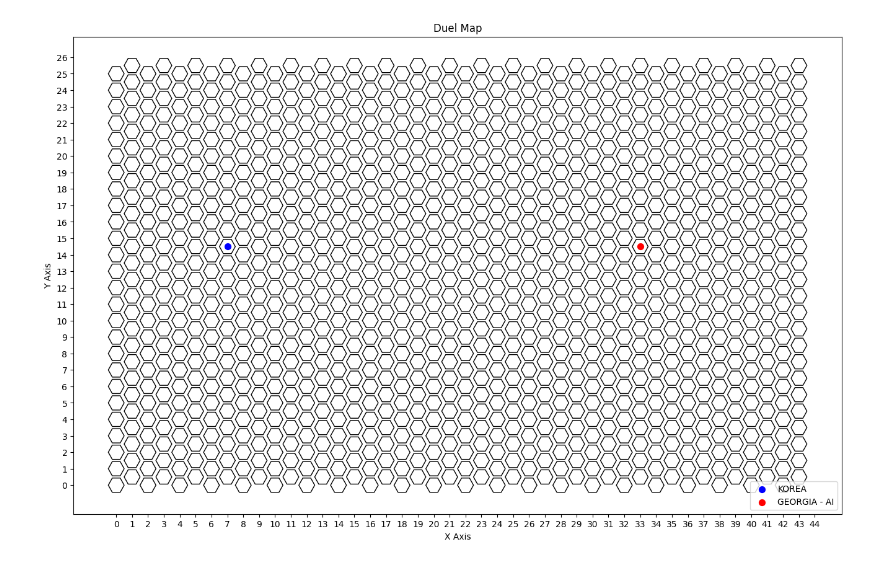
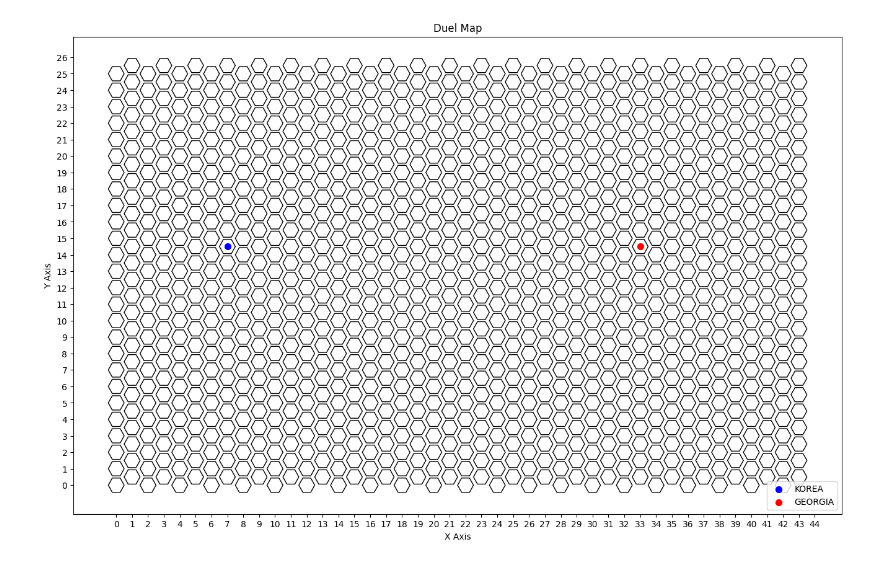
Before and after one commit to Jacob-CL/Civ6-GameReader, a Jupyter notebook: Civ6GameReaderV2.ipynb, the cells around one changed output. Drawn from its saved outputs; the diff is of its cells as text; code cells hidden in the pictures.

Commit message:
Decluttered name method

```diff
--- a/Civ6GameReaderV2.ipynb
+++ b/Civ6GameReaderV2.ipynb
@@ -60,24 +60,20 @@ def plot_hexagon_grid(rows=27, cols=44, hex_size=0.5, dot_info=None):
 
 # Find player names
 # Searching for a specific string within the file content that contains relevant info"
-player0_name_string = "Player 0: Civilization - CIVILIZATION_"
-player1_name_string = "Player 1: Civilization - CIVILIZATION_"
+player_name_string = "CIVILIZATION_LEVEL_FULL_CIV"
 
+current_player = 0  # Start with player 1
 with open('C:\\Users\\User\\AppData\\Local\\Firaxis Games\\Sid Meier\'s Civilization VI\\Logs\\GameCore.log', 'r') as file:
     for line in file:
-        if player0_name_string in (line):
+        if player_name_string in (line):
             name_pattern = r"Civilization - CIVILIZATION_([A-Za-z]+)\s"
             name_match = re.search(name_pattern, line)
             if name_match:
                 name = str(name_match.group(1))
-                player1['civ'] = name
+                players[current_player]['civ'] = name
 
-        if player1_name_string in (line):
-            name_pattern = r"Civilization - CIVILIZATION_([A-Za-z]+)\s"
-            name_match = re.search(name_pattern, line)
-            if name_match:
-                name = str(name_match.group(1))
-                player2['civ'] = name + " - AI"
+            current_player = (current_player + 1) % len(players)  # This will toggle between 0 and 1 for two players
+
 
 # Find player coordinates
 # Searching for a specific string within the file content that contains relevant info"
@@ -87,31 +83,31 @@ with open('C:\\Users\\User\\AppData\\Local\\Firaxis Games\\Sid Meier\'s Civiliza
     for line in file:
         if line.startswith(player_coord_start_string):
             # Extract X coordinate
             x_pattern = r"Major Start X:\s*(\d+)"
             x_match = re.search(x_pattern, line)
             if x_match:
                 x_number = int(x_match.group(1))
                 players[current_player]['x_start'] = x_number
 
             # Extract Y coordinate
             y_pattern = r"Major Start Y:\s*(\d+)"
             y_match = re.search(y_pattern, line)
             if y_match:
                 y_number = int(y_match.group(1))
                 players[current_player]['y_start'] = y_number
 
 
             # Toggle to the next player for the next matching line
             current_player = (current_player + 1) % len(players)  # This will toggle between 0 and 1 for two players
 
 if is_odd(player1['x_start']):
     player1['y_start'] += 0.5
 
 if is_odd(player2['x_start']):
     player2['y_start'] += 0.5
 
 plot_hexagon_grid(26, 44, dot_info=
                   [(player1['x_start'], player1['y_start'], 'blue', player1['civ']),
                    (player2['x_start'], player2['y_start'], 'red', player2['civ'])])
 # %% [output]
-[figure, old version]
+[figure, new version]
```
